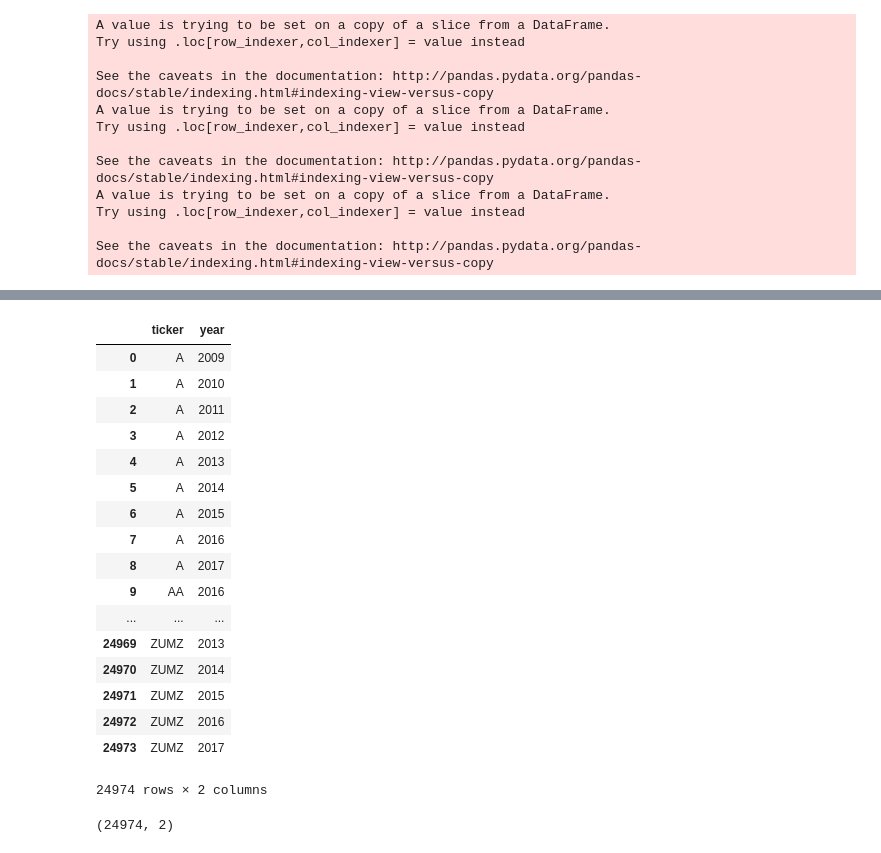
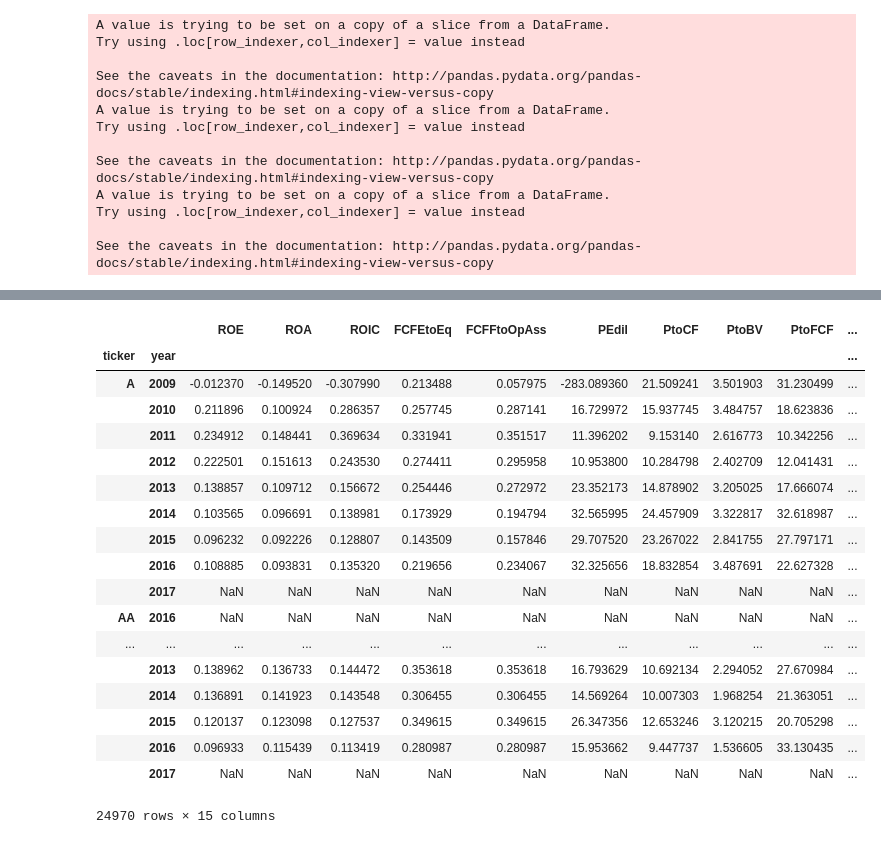
Before and after one commit to Gelinator/Fundamentals, a Jupyter notebook: FundamentalsAnalyzer.ipynb, the cells around one changed output, grey strips where cells are left out. Saved outputs shown, nothing was run; the diff lists cells and outputs as text; code cells hidden in the pictures.

```diff
--- a/FundamentalsAnalyzer.ipynb
+++ b/FundamentalsAnalyzer.ipynb
@@ -141,6 +236,4 @@ array(['ACCOCI', 'ASSETSC', 'ASSETSNC', 'ASSETS', 'BVPS', 'CAPEX',
 # %%
-results = pd.DataFrame()
-pivoted = pd.pivot_table(df, values='value', index=['ticker', 'year'],columns='attributes')
 
 #relevant ratios
 
@@ -148,17 +241,17 @@ pivoted = pd.pivot_table(df, values='value', index=['ticker', 'year'],columns='a
 results['ROE'] = pivoted['NETINC']/pivoted['EQUITY']
 results['ROA'] = pivoted['EBITDA']*(1-pivoted['TAXEXP']/pivoted['EBT'])/pivoted['ASSETS']
 results['ROIC'] = (pivoted['EBIT']*(1-pivoted['TAXEXP']/pivoted['EBT']))/(pivoted['EQUITY']+pivoted['DEBT']-pivoted['CASHNEQ'])
-results['FCFEtoEq'] = (pivoted['CF']-pivoted['CAPEX'])/pivoted['EQUITY']
-results['FCFFtoOpAss'] = (pivoted['CF']+pivoted['INTEXP']*(1-pivoted['TAXEXP']/pivoted['EBT'])-pivoted['CAPEX'])/pivoted['EQUITY']
+results['FCFEtoEq'] = (pivoted['NCFO']-pivoted['CAPEX'])/pivoted['EQUITY']
+results['FCFFtoOpAss'] = (pivoted['NCFO']+pivoted['INTEXP']*(1-pivoted['TAXEXP']/pivoted['EBT'])-pivoted['CAPEX'])/pivoted['EQUITY']
 
 #credibility
-results['NOA'] = pivoted['REVENUE']/pivoted['ASSETS']
-results['CashAcc'] = pivoted['REVENUE']/pivoted['ASSETS']
-results['AssAcc'] = pivoted['REVENUE']/pivoted['ASSETS']
+####results['NOA'] = pivoted['ASSETS']-pivoted['CASHNEQ']-(pivoted[''])
+####results['CashAcc'] = pivoted['REVENUE']/pivoted['ASSETS']
+####results['AssAcc'] = pivoted['REVENUE']/pivoted['ASSETS']
 
 #Valuation
 results['PEdil'] = pivoted['price']/(pivoted['NETINC']/pivoted['SHARESWADIL'])
-results['PtoCF'] = pivoted['price']/(pivoted['CF']/pivoted['SHARESWADIL'])
+results['PtoCF'] = pivoted['price']/(pivoted['NCFO']/pivoted['SHARESWADIL'])
 results['PtoBV'] = pivoted['price']/pivoted['BVPS']
 results['PtoFCF'] = pivoted['price']/pivoted['FCFPS']
 results['mktCap'] = pivoted['price']*pivoted['SHARESWA']
@@ -166,39 +259,34 @@ results['mktCap'] = pivoted['price']*pivoted['SHARESWA']
 
 #debt
 results['DE'] = pivoted['DEBT']/pivoted['EQUITY']
+results['Leverage'] = pivoted['ASSETS']/pivoted['EQUITY']
 
 #operational efficiency
-results['CashConvCycle'] = pivoted['REVENUE']/pivoted['ASSETS']
+results['CashConvCycle'] = 365/(pivoted['REVENUE']/pivoted['RECEIVABLES'])+365/(pivoted['COR']/pivoted['INVENTORY'])-365/(pivoted['COR']/pivoted['PAYABLES'])
 results['AssTurnover'] = pivoted['REVENUE']/pivoted['ASSETS']
-
-#growth
-results['NIg'] = pivoted['REVENUE']/pivoted['ASSETS']
-results['BVg'] = pivoted['REVENUE']/pivoted['ASSETS']
-results['EBITDAg'] = pivoted['REVENUE']/pivoted['ASSETS']
-results['CFg'] = pivoted['REVENUE']/pivoted['ASSETS']
+results['returns'] = pivoted['yearlyReturn']
 
 results.to_csv('results.csv')
-# %% [output]
-|  | ticker | year |
-| 0 | A | 2009 |
-| 1 | A | 2010 |
-| 2 | A | 2011 |
-| 3 | A | 2012 |
-| 4 | A | 2013 |
-| 5 | A | 2014 |
-| 6 | A | 2015 |
-| 7 | A | 2016 |
-| 8 | A | 2017 |
-| 9 | AA | 2016 |
-| ... | ... | ... |
-| 24969 | ZUMZ | 2013 |
-| 24970 | ZUMZ | 2014 |
-| 24971 | ZUMZ | 2015 |
-| 24972 | ZUMZ | 2016 |
-| 24973 | ZUMZ | 2017 |
-24974 rows × 2 columns
 # %%
 #metrix['ROE'] = df['value'].loc[(df['attributes']=='NETINCCMN') & (df['year']==2015)]
-metrix.shape
+results
 # %% [output]
+|  |  | ROE | ROA | ROIC | FCFEtoEq | FCFFtoOpAss | PEdil | PtoCF | PtoBV | PtoFCF | ... |
+| ticker | year |  |  |  |  |  |  |  |  |  | ... |
+| A | 2009 | -0.012370 | -0.149520 | -0.307990 | 0.213488 | 0.057975 | -283.089360 | 21.509241 | 3.501903 | 31.230499 | ... |
+|  | 2010 | 0.211896 | 0.100924 | 0.286357 | 0.257745 | 0.287141 | 16.729972 | 15.937745 | 3.484757 | 18.623836 | ... |
+|  | 2011 | 0.234912 | 0.148441 | 0.369634 | 0.331941 | 0.351517 | 11.396202 | 9.153140 | 2.616773 | 10.342256 | ... |
+|  | 2012 | 0.222501 | 0.151613 | 0.243530 | 0.274411 | 0.295958 | 10.953800 | 10.284798 | 2.402709 | 12.041431 | ... |
+|  | 2013 | 0.138857 | 0.109712 | 0.156672 | 0.254446 | 0.272972 | 23.352173 | 14.878902 | 3.205025 | 17.666074 | ... |
+|  | 2014 | 0.103565 | 0.096691 | 0.138981 | 0.173929 | 0.194794 | 32.565995 | 24.457909 | 3.322817 | 32.618987 | ... |
+|  | 2015 | 0.096232 | 0.092226 | 0.128807 | 0.143509 | 0.157846 | 29.707520 | 23.267022 | 2.841755 | 27.797171 | ... |
+|  | 2016 | 0.108885 | 0.093831 | 0.135320 | 0.219656 | 0.234067 | 32.325656 | 18.832854 | 3.487691 | 22.627328 | ... |
+|  | 2017 | NaN | NaN | NaN | NaN | NaN | NaN | NaN | NaN | NaN | ... |
+| AA | 2016 | NaN | NaN | NaN | NaN | NaN | NaN | NaN | NaN | NaN | ... |
+| ... | ... | ... | ... | ... | ... | ... | ... | ... | ... | ... | ... |
+|  | 2013 | 0.138962 | 0.136733 | 0.144472 | 0.353618 | 0.353618 | 16.793629 | 10.692134 | 2.294052 | 27.670984 | ... |
+|  | 2014 | 0.136891 | 0.141923 | 0.143548 | 0.306455 | 0.306455 | 14.569264 | 10.007303 | 1.968254 | 21.363051 | ... |
+|  | 2015 | 0.120137 | 0.123098 | 0.127537 | 0.349615 | 0.349615 | 26.347356 | 12.653246 | 3.120215 | 20.705298 | ... |
+|  | 2016 | 0.096933 | 0.115439 | 0.113419 | 0.280987 | 0.280987 | 15.953662 | 9.447737 | 1.536605 | 33.130435 | ... |
+|  | 2017 | NaN | NaN | NaN | NaN | NaN | NaN | NaN | NaN | NaN | ... |
-(24974, 2)
+24970 rows × 15 columns
```
Also changed, not shown: parts of 7 cells of this notebook.
